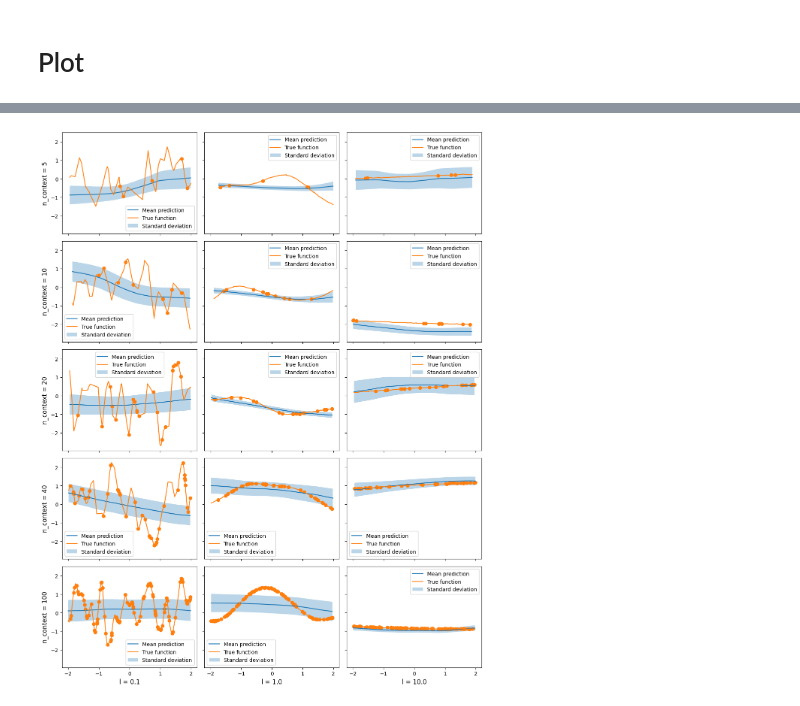
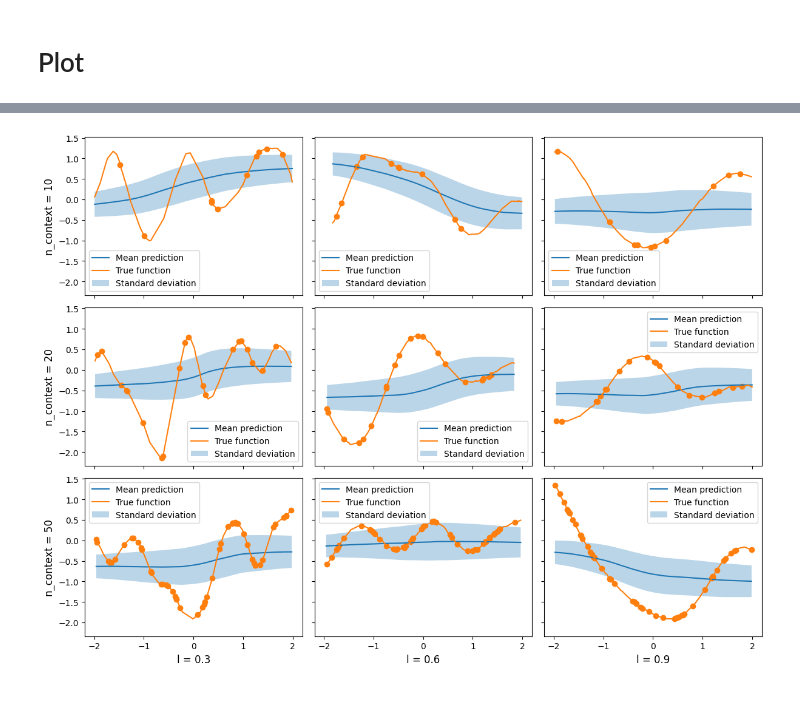
Before and after one commit to tonywu71/neural-processes, a Jupyter notebook: train_cnp_from_arbitrary_gp_varying_kernel.ipynb, the cells around one changed output, grey strips where cells are left out. Drawn from its saved outputs; the diff is of its cells as text; code cells hidden in the pictures.

```diff
--- a/train_cnp_from_arbitrary_gp_varying_kernel.ipynb
+++ b/train_cnp_from_arbitrary_gp_varying_kernel.ipynb
@@ -67,13 +79,13 @@ tensorboard_callback = tf.keras.callbacks.TensorBoard(log_dir=log_dir, histogram
 
 callbacks.append(tensorboard_callback)
 
-# callbacks.append(
-#     tf.keras.callbacks.EarlyStopping(
-#         patience=20,
-#         monitor="val_loss",
-#         mode="min",
-#         restore_best_weights=True)
-#     )
+callbacks.append(
+    tf.keras.callbacks.EarlyStopping(
+        patience=25,
+        monitor="val_loss",
+        mode="min",
+        restore_best_weights=True)
+    )
 # %%
 history = model.fit(data_generator.train_ds,
                     validation_data=data_generator.test_ds,
@@ -120,8 +127,8 @@ import matplotlib.pyplot as plt
 from dataloader.load_regression_data_from_arbitrary_gp_varying_kernel import draw_single_example_from_arbitrary_gp
 from utils.gaussian_processes.plot_gp_utils import plot_preds_from_single_example
 # %%
-list_num_context = [5, 10, 20, 40, 100]
-list_kernel_length_scale = [0.1, 1., 10.]
+list_num_context = [10, 20, 50]
+list_kernel_length_scale = [0.3, 0.6, 0.9]
 
 fig, axis = plt.subplots(len(list_num_context), len(list_kernel_length_scale),
                          figsize=(4*len(list_kernel_length_scale), 3*len(list_num_context)),
@@ -166 +167 @@ fig.tight_layout()
-[figure, old version]
+[figure, new version]
```
Also changed, not shown: parts of 11 cells of this notebook, 2 other files.
